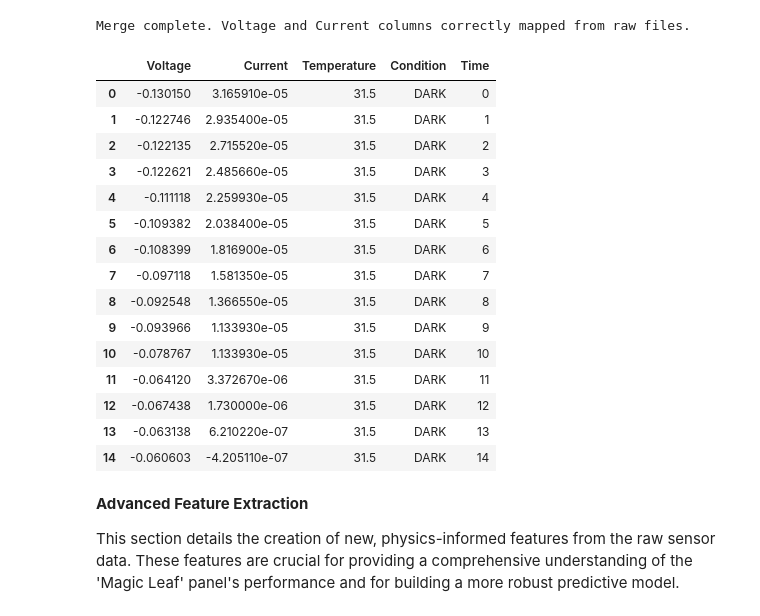
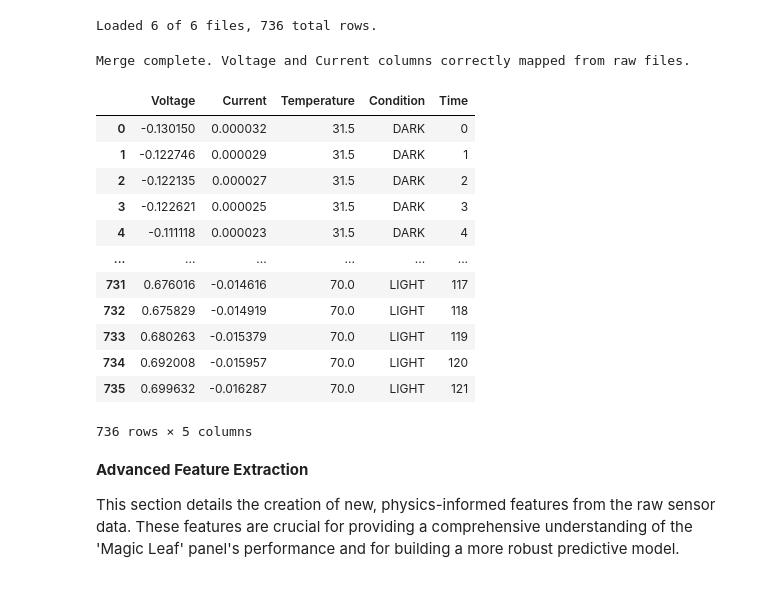
Before and after one commit to Phill-Odums/MAGIC_LEAF, a Jupyter notebook: Magic_leaf.ipynb, the cells around one changed output. Drawn from its saved outputs; the diff is of its cells as text; code cells hidden in the pictures.

```diff
--- a/Magic_leaf.ipynb
+++ b/Magic_leaf.ipynb
@@ -16,6 +16,7 @@ file_paths = [
 # %%
 import pandas as pd
 dfs = []
+missing = []
 for path in file_paths:
     if os.path.exists(path):
         # Based on raw file preview: Col 0 is Voltage, Col 1 is Current
@@ -28,34 +29,43 @@ for path in file_paths:
         # Create a synthetic Time column based on row index for temporal tracking
         temp_df['Time'] = np.arange(len(temp_df))
         dfs.append(temp_df)
+    else:
+        missing.append(path)
 
+if missing:
+    print(f"WARNING: {len(missing)} file(s) not found and were skipped:")
+    for p in missing:
+        print(f"  - {p}")
+
+assert dfs, "No input files were found — check file_paths before continuing."
 data = pd.concat(dfs, ignore_index=True)
 data['Voltage'] = pd.to_numeric(data['Voltage'], errors='coerce')
 data['Current'] = pd.to_numeric(data['Current'], errors='coerce')
+
+print(f"Loaded {len(dfs)} of {len(file_paths)} files, {len(data)} total rows.")
+# %% [output]
+Loaded 6 of 6 files, 736 total rows.
 # %%
 
 # Export the processed dataset to CSV
 data.to_csv('merged_magic_leaf_data.csv', index=False)
 print("Merge complete. Voltage and Current columns correctly mapped from raw files.")
-data.head(15)
+data.head(10000)
 # %% [output]
 Merge complete. Voltage and Current columns correctly mapped from raw files.
 |  | Voltage | Current | Temperature | Condition | Time |
-| 0 | -0.130150 | 3.165910e-05 | 31.5 | DARK | 0 |
-| 1 | -0.122746 | 2.935400e-05 | 31.5 | DARK | 1 |
-| 2 | -0.122135 | 2.715520e-05 | 31.5 | DARK | 2 |
-| 3 | -0.122621 | 2.485660e-05 | 31.5 | DARK | 3 |
-| 4 | -0.111118 | 2.259930e-05 | 31.5 | DARK | 4 |
-| 5 | -0.109382 | 2.038400e-05 | 31.5 | DARK | 5 |
-| 6 | -0.108399 | 1.816900e-05 | 31.5 | DARK | 6 |
-| 7 | -0.097118 | 1.581350e-05 | 31.5 | DARK | 7 |
-| 8 | -0.092548 | 1.366550e-05 | 31.5 | DARK | 8 |
-| 9 | -0.093966 | 1.133930e-05 | 31.5 | DARK | 9 |
-| 10 | -0.078767 | 1.133930e-05 | 31.5 | DARK | 10 |
-| 11 | -0.064120 | 3.372670e-06 | 31.5 | DARK | 11 |
-| 12 | -0.067438 | 1.730000e-06 | 31.5 | DARK | 12 |
-| 13 | -0.063138 | 6.210220e-07 | 31.5 | DARK | 13 |
-| 14 | -0.060603 | -4.205110e-07 | 31.5 | DARK | 14 |
+| 0 | -0.130150 | 0.000032 | 31.5 | DARK | 0 |
+| 1 | -0.122746 | 0.000029 | 31.5 | DARK | 1 |
+| 2 | -0.122135 | 0.000027 | 31.5 | DARK | 2 |
+| 3 | -0.122621 | 0.000025 | 31.5 | DARK | 3 |
+| 4 | -0.111118 | 0.000023 | 31.5 | DARK | 4 |
+| ... | ... | ... | ... | ... | ... |
+| 731 | 0.676016 | -0.014616 | 70.0 | LIGHT | 117 |
+| 732 | 0.675829 | -0.014919 | 70.0 | LIGHT | 118 |
+| 733 | 0.680263 | -0.015379 | 70.0 | LIGHT | 119 |
+| 734 | 0.692008 | -0.015957 | 70.0 | LIGHT | 120 |
+| 735 | 0.699632 | -0.016287 | 70.0 | LIGHT | 121 |
+736 rows × 5 columns
 # %% [markdown]
 **Advanced Feature Extraction**
 
```
Also changed, not shown: parts of 19 cells of this notebook.
